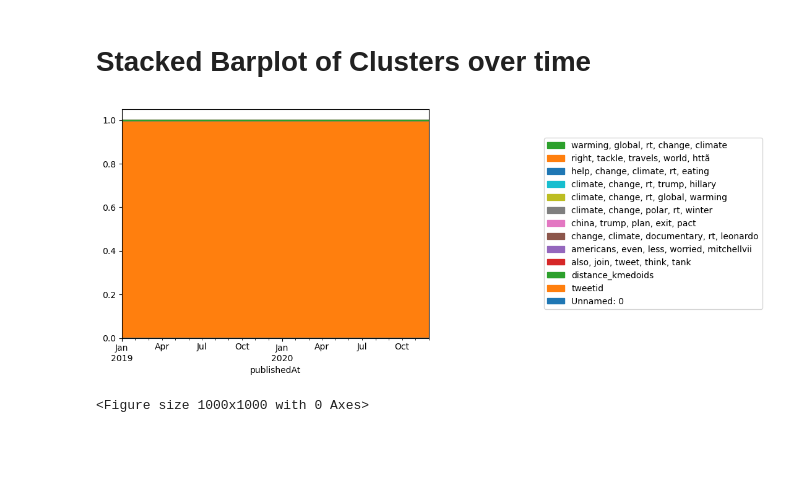
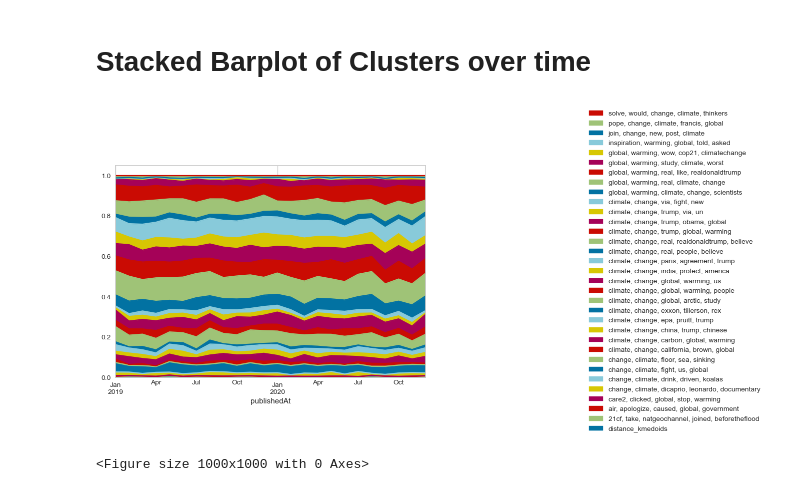
Before and after one commit to FUB-HCC/Reflexive-Machine-Learning-Toolbox, a Jupyter notebook: scenarios/sonja/Scenario_1.ipynb, the cells around one changed output. Saved outputs shown, nothing was run; the diff lists cells and outputs as text; code cells hidden in the pictures; blank space fills up the shorter version.

```diff
--- a/scenarios/sonja/Scenario_1.ipynb
+++ b/scenarios/sonja/Scenario_1.ipynb
@@ -141,3 +143,0 @@ data.head()
-# %%
-data=data.head(1000)
-data.shape
@@ -145,0 +146,3 @@ data.shape
+# %%
+data = data[~data[text_column].str.startswith("RT")].reset_index(drop=True)
+data.shape
@@ -318,7 +329,7 @@ For an intuitive explanation of the K-Medoids algorithm, see: https://medium.com
 # %%
 from sklearn_extra.cluster import KMedoids
 # %%
-number_of_clusters =  10
+number_of_clusters =  32
 
 clustering = KMedoids(n_clusters=number_of_clusters,  init='k-medoids++').fit(embeddings_reduced)
 labels = clustering.labels_
@@ -571,36 +593,33 @@ y = pd.get_dummies(data_barplot.labels_barplot)
 
 #y = pd.get_dummies(data_barplot.label_kmedoids,prefix = 'label')
 
-
-
-#y.head(10)
 data_barplot = data_barplot.join(y)
 
 
-data_barplot = data_barplot.drop([text_column], axis=1)
+data_barplot = data_barplot.drop([text_column,'tweetid'], axis=1)
 
 data_barplot = data_barplot.groupby(pd.Grouper(key = 'publishedAt', freq = interval)).sum()+1
 data_barplot.columns
 
 
 
 if fill_height:
   x = data_barplot.values #returns a numpy array
 
   min_max_scaler = preprocessing.Normalizer(norm = 'l1')
   x_scaled = min_max_scaler.fit_transform(x)
 
   data_barplot = pd.DataFrame(x_scaled, index=data_barplot.index, columns =  data_barplot.columns)
 
 
   #data_barplot = pd.DataFrame(x_scaled)
 
 ax = data_barplot.plot.area()
 plt.figure(figsize=(10, 10))
 handles, labels = ax.get_legend_handles_labels()
 # sort both labels and handles by labels
 ax.legend(handles[::-1], labels[::-1], loc='right', bbox_to_anchor=(2.1, 0.5))
 plt.show()
 # %% [output]
-[figure, old version]
+[figure, new version]
 <Figure size 1000x1000 with 0 Axes>
```
Also changed, not shown: parts of 19 cells of this notebook, 3 other files.
